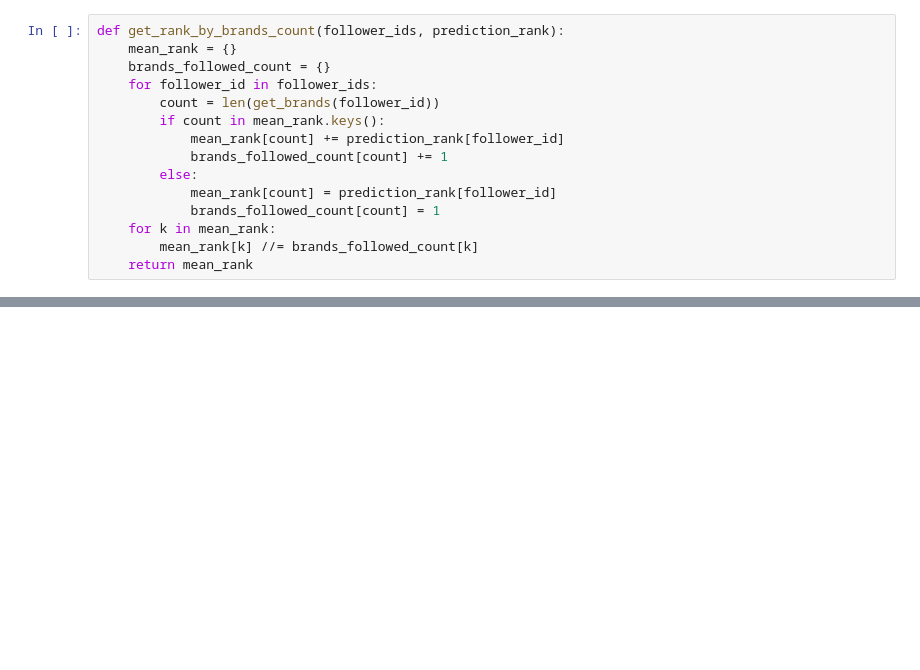
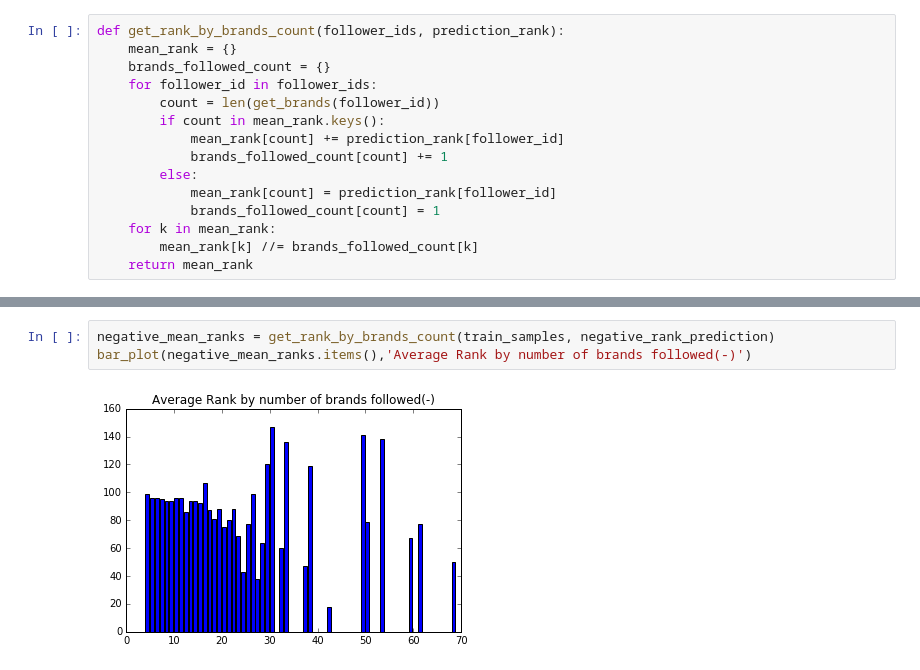
Before and after one commit to tapilab/is-SilambarasanM, a Jupyter notebook: src/Link Prediction II.ipynb, the cells around one changed output, grey strips where cells are left out. Drawn from its saved outputs; the diff is of its cells as text; blank space fills up the shorter version.

```diff
--- a/src/Link Prediction II.ipynb
+++ b/src/Link Prediction II.ipynb
@@ -486,0 +342,5 @@ Removed link 1419394734 - wetnwildbeauty
+# %%
+negative_mean_ranks = get_rank_by_brands_count(train_samples, negative_rank_prediction)
+bar_plot(negative_mean_ranks.items(),'Average Rank by number of brands followed(-)')
+# %% [output]
+[figure, added]
```
Also changed, not shown: parts of 68 cells of this notebook, 11 other files.
